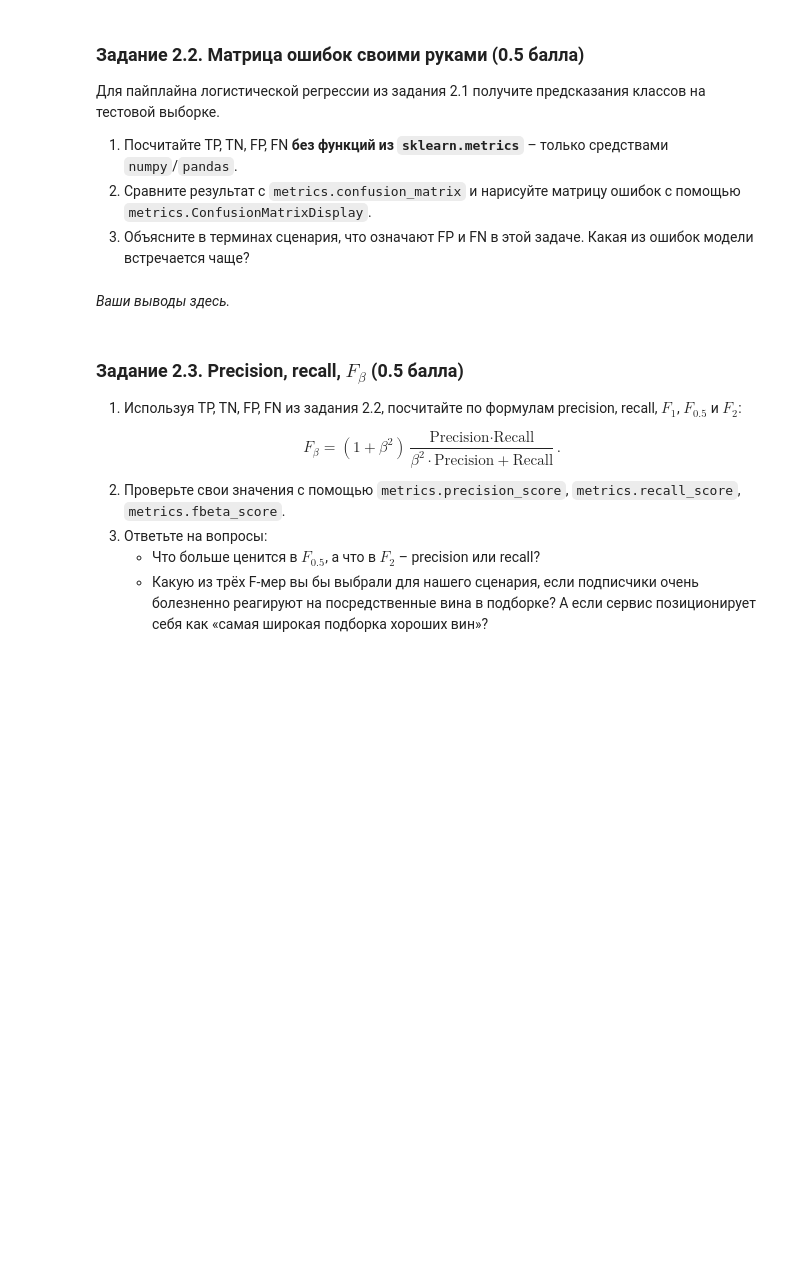
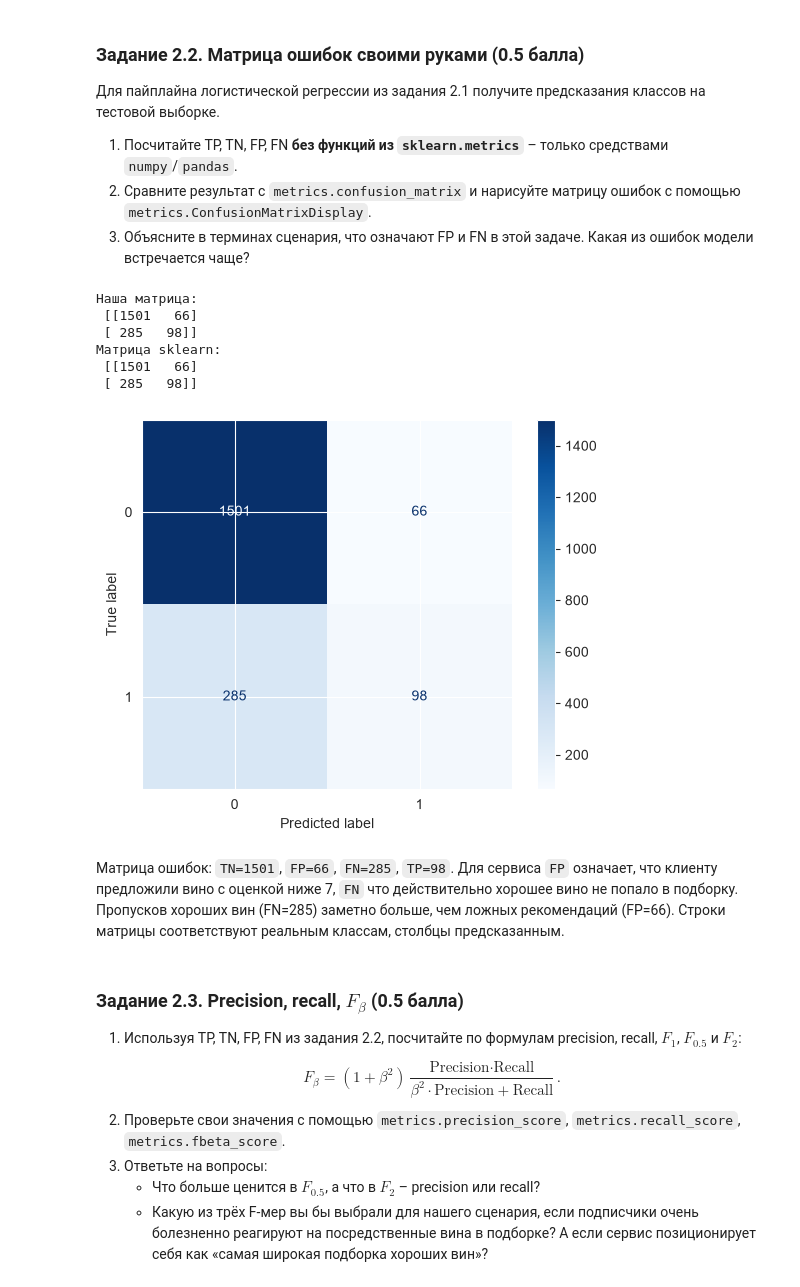
Before and after one commit to Rejep06/ml_hse_2026, a Jupyter notebook: homework/hw_3/HW3_MMDA.ipynb, the cells around one changed output. Cells and saved outputs as stored; diff of their text form; code cells hidden in the pictures; blank space fills up the shorter version.

```diff
--- a/homework/hw_3/HW3_MMDA.ipynb
+++ b/homework/hw_3/HW3_MMDA.ipynb
@@ -269,4 +378,17 @@ print('Train:', X_train.shape, ' Test:', X_test.shape)
 
 Сравните два числа. Почему accuracy плохо подходит для этой задачи?
 # %%
-# ваше решение здесь
+print('Пропущенных значений по столбцам:')
+print(df.isna().sum().to_string())
+print('Полных дубликатов строк:', int(df.duplicated().sum()))
+print(f'Доля хороших вин на train: {y_train.mean():.4f}')
+print(f'Доля хороших вин на test:  {y_test.mean():.4f}')
+
+naive_pred = np.zeros(len(y_test), dtype=int)
+naive_accuracy = metrics.accuracy_score(y_test, naive_pred)
+wine_base = make_pipeline(StandardScaler(),
+                          LogisticRegression(random_state=RANDOM_STATE, max_iter=1000))
+wine_base.fit(X_train, y_train)
+base_accuracy = metrics.accuracy_score(y_test, wine_base.predict(X_test))
+print(f'Accuracy всегда 0: {naive_accuracy:.4f}')
+print(f'Accuracy логистической регрессии: {base_accuracy:.4f}')
@@ -281,9 +432,31 @@ print('Train:', X_train.shape, ' Test:', X_test.shape)
 2. Сравните результат с `metrics.confusion_matrix` и нарисуйте матрицу ошибок с помощью `metrics.ConfusionMatrixDisplay`.
 3. Объясните в терминах сценария, что означают FP и FN в этой задаче. Какая из ошибок модели встречается чаще?
 # %%
-# ваше решение здесь
+y_pred_base = wine_base.predict(X_test)
+TP = np.sum((y_test == 1) & (y_pred_base == 1))
+TN = np.sum((y_test == 0) & (y_pred_base == 0))
+FP = np.sum((y_test == 0) & (y_pred_base == 1))
+FN = np.sum((y_test == 1) & (y_pred_base == 0))
+cm = np.array([[TN, FP], [FN, TP]])
+print('Наша матрица:\n', cm)
+print('Матрица sklearn:\n', metrics.confusion_matrix(y_test, y_pred_base))
+metrics.ConfusionMatrixDisplay(cm).plot(cmap='Blues')
+plt.show()
+# %% [output]
+Наша матрица:
+ [[1501   66]
+ [ 285   98]]
+Матрица sklearn:
+ [[1501   66]
+ [ 285   98]]
+[figure, added]
 # %% [markdown]
-*Ваши выводы здесь.*
+Матрица ошибок: `TN=1501`, `FP=66`, `FN=285`, `TP=98`.
+Для сервиса `FP` означает, что клиенту предложили вино с оценкой ниже 7,
+`FN` что действительно хорошее вино не попало в подборку.
+Пропусков хороших вин (FN=285) заметно больше, чем ложных
+рекомендаций (FP=66). Строки матрицы соответствуют реальным классам,
+столбцы предсказанным.
 # %% [markdown]
 ### Задание 2.3. Precision, recall, $F_\beta$ (0.5 балла)
 
```
Also changed, not shown: parts of 28 cells of this notebook, 7 other files.
